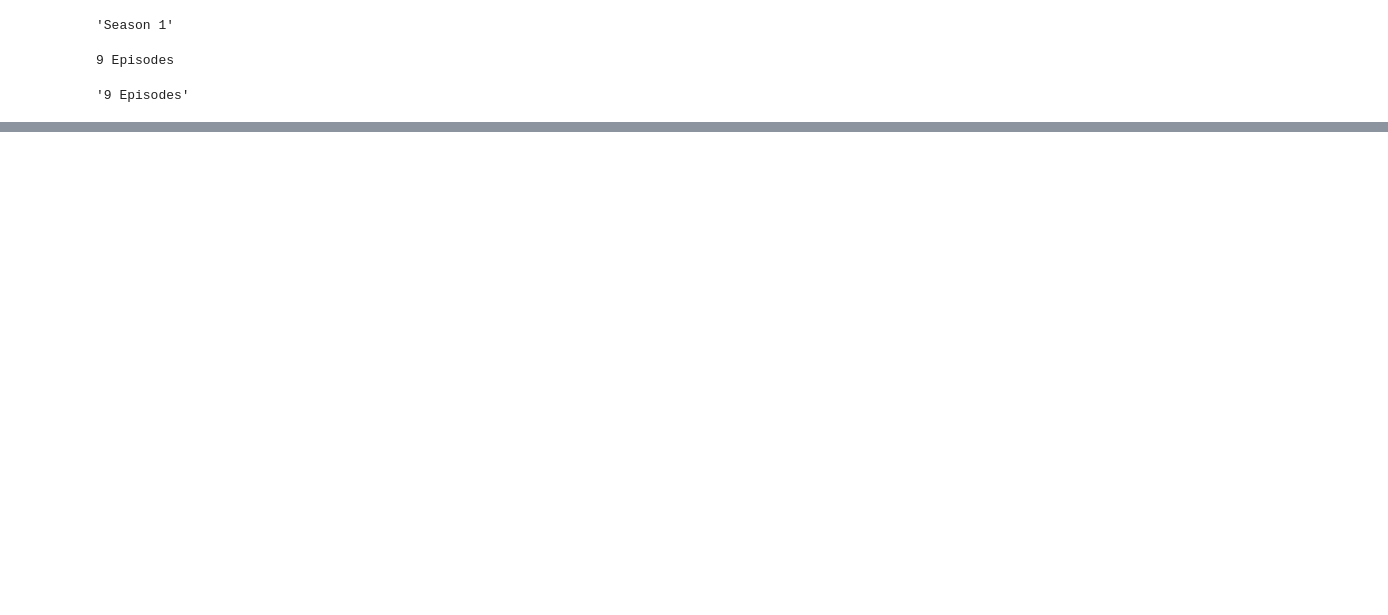
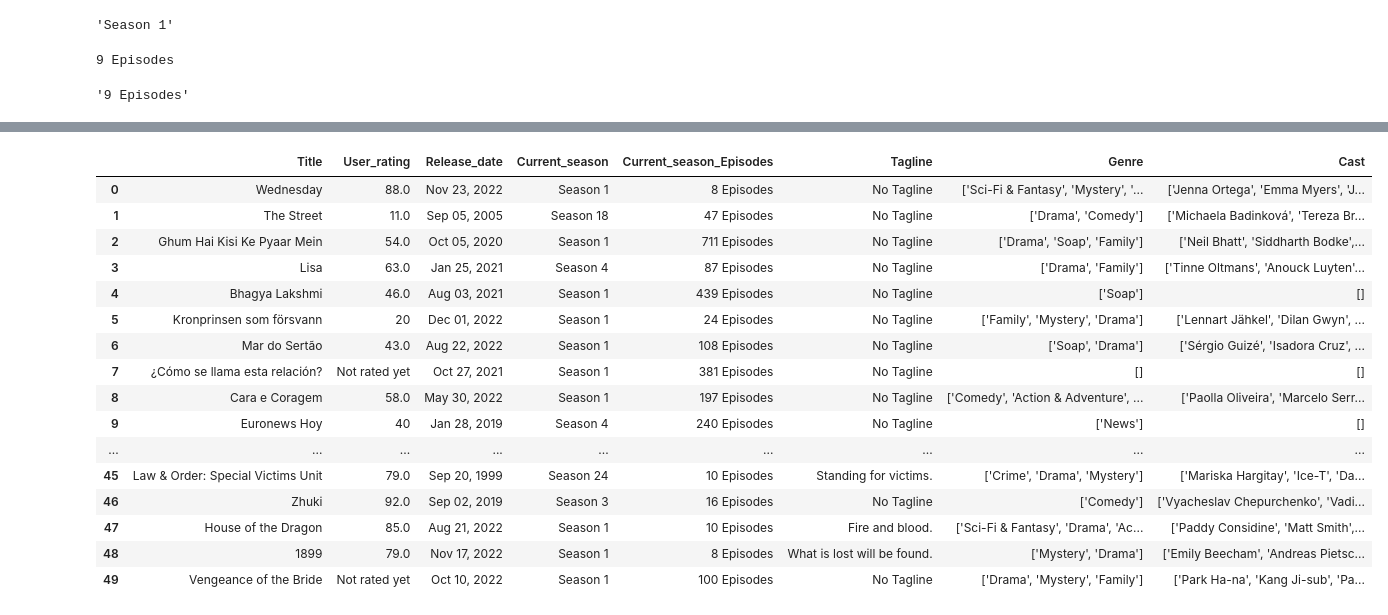
Before and after one commit to mnpoliti/movies, a Jupyter notebook: notebooks/tvseries_tmdb.ipynb, the cells around one changed output, grey strips where cells are left out. Drawn from its saved outputs; the diff is of its cells as text; code cells hidden in the pictures; blank space fills up the shorter version.

```diff
--- a/notebooks/tvseries_tmdb.ipynb
+++ b/notebooks/tvseries_tmdb.ipynb
@@ -191,0 +277,20 @@ NameError: name 't_title_' is not defined
+# %%
+pd.read_csv('shows-data/Total-dataframe.csv')[0:50]
+# %% [output]
+|  | Title | User_rating | Release_date | Current_season | Current_season_Episodes | Tagline | Genre | Cast |
+| 0 | Wednesday | 88.0 | Nov 23, 2022 | Season 1 | 8 Episodes | No Tagline | ['Sci-Fi & Fantasy', 'Mystery', '... | ['Jenna Ortega', 'Emma Myers', 'J... |
+| 1 | The Street | 11.0 | Sep 05, 2005 | Season 18 | 47 Episodes | No Tagline | ['Drama', 'Comedy'] | ['Michaela Badinková', 'Tereza Br... |
+| 2 | Ghum Hai Kisi Ke Pyaar Mein | 54.0 | Oct 05, 2020 | Season 1 | 711 Episodes | No Tagline | ['Drama', 'Soap', 'Family'] | ['Neil Bhatt', 'Siddharth Bodke',... |
+| 3 | Lisa | 63.0 | Jan 25, 2021 | Season 4 | 87 Episodes | No Tagline | ['Drama', 'Family'] | ['Tinne Oltmans', 'Anouck Luyten'... |
+| 4 | Bhagya Lakshmi | 46.0 | Aug 03, 2021 | Season 1 | 439 Episodes | No Tagline | ['Soap'] | [] |
+| 5 | Kronprinsen som försvann | 20 | Dec 01, 2022 | Season 1 | 24 Episodes | No Tagline | ['Family', 'Mystery', 'Drama'] | ['Lennart Jähkel', 'Dilan Gwyn', ... |
+| 6 | Mar do Sertão | 43.0 | Aug 22, 2022 | Season 1 | 108 Episodes | No Tagline | ['Soap', 'Drama'] | ['Sérgio Guizé', 'Isadora Cruz', ... |
+| 7 | ¿Cómo se llama esta relación? | Not rated yet | Oct 27, 2021 | Season 1 | 381 Episodes | No Tagline | [] | [] |
+| 8 | Cara e Coragem | 58.0 | May 30, 2022 | Season 1 | 197 Episodes | No Tagline | ['Comedy', 'Action & Adventure', ... | ['Paolla Oliveira', 'Marcelo Serr... |
+| 9 | Euronews Hoy | 40 | Jan 28, 2019 | Season 4 | 240 Episodes | No Tagline | ['News'] | [] |
+| ... | ... | ... | ... | ... | ... | ... | ... | ... |
+| 45 | Law & Order: Special Victims Unit | 79.0 | Sep 20, 1999 | Season 24 | 10 Episodes | Standing for victims. | ['Crime', 'Drama', 'Mystery'] | ['Mariska Hargitay', 'Ice-T', 'Da... |
+| 46 | Zhuki | 92.0 | Sep 02, 2019 | Season 3 | 16 Episodes | No Tagline | ['Comedy'] | ['Vyacheslav Chepurchenko', 'Vadi... |
+| 47 | House of the Dragon | 85.0 | Aug 21, 2022 | Season 1 | 10 Episodes | Fire and blood. | ['Sci-Fi & Fantasy', 'Drama', 'Ac... | ['Paddy Considine', 'Matt Smith',... |
+| 48 | 1899 | 79.0 | Nov 17, 2022 | Season 1 | 8 Episodes | What is lost will be found. | ['Mystery', 'Drama'] | ['Emily Beecham', 'Andreas Pietsc... |
+| 49 | Vengeance of the Bride | Not rated yet | Oct 10, 2022 | Season 1 | 100 Episodes | No Tagline | ['Drama', 'Mystery', 'Family'] | ['Park Ha-na', 'Kang Ji-sub', 'Pa... |
```
Also changed, not shown: parts of 23 cells of this notebook.
